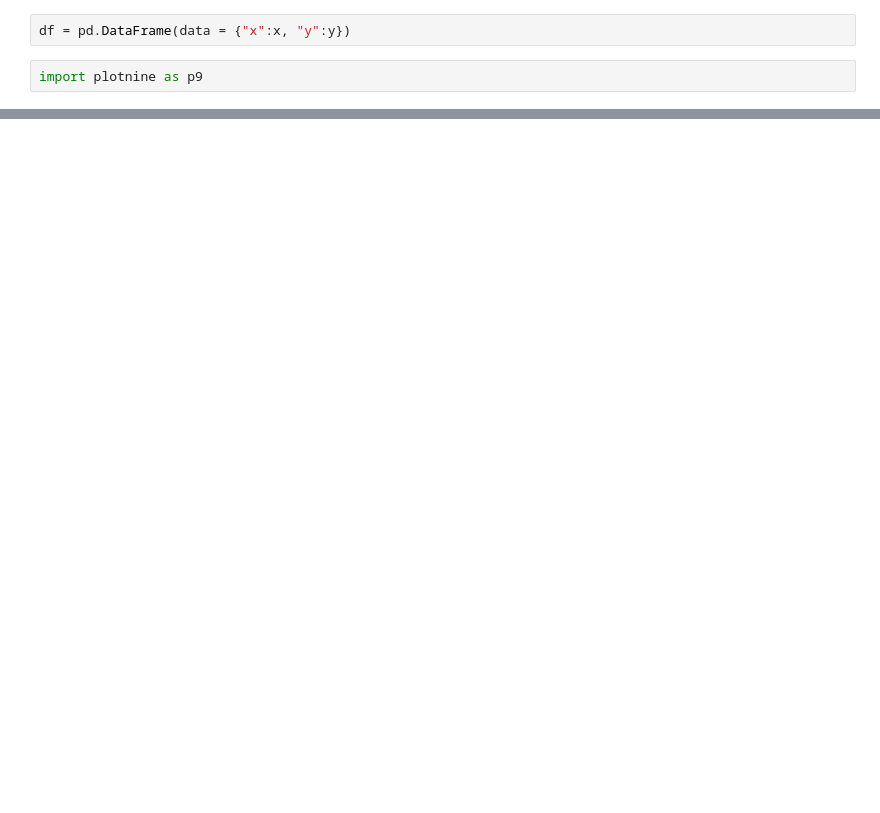
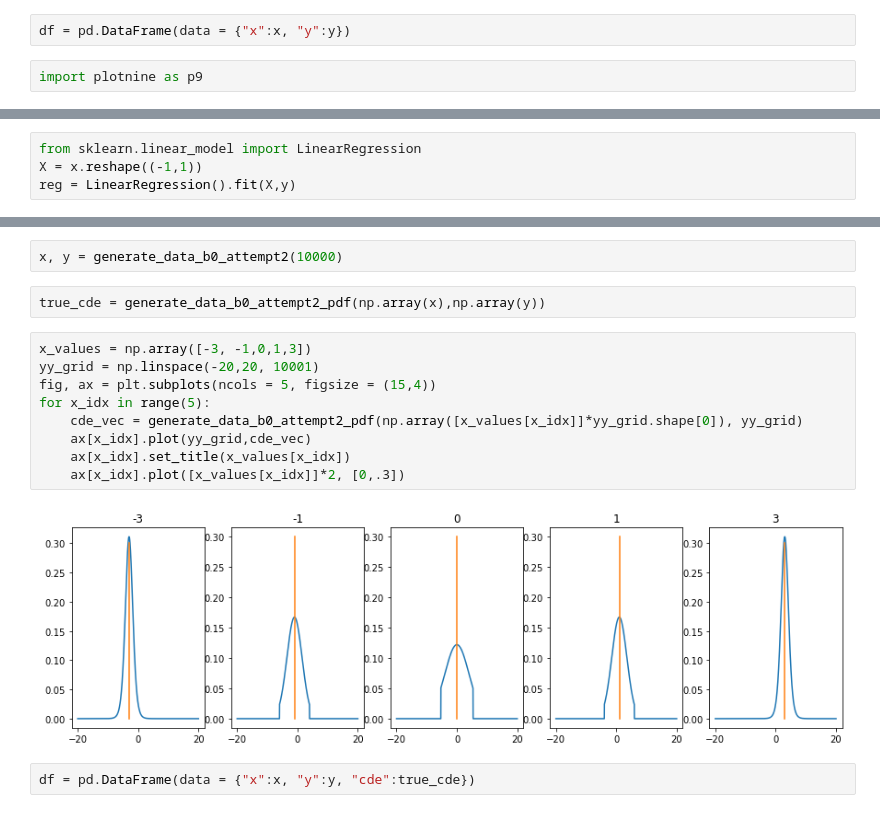
Before and after one commit to zhao-david/CDE-conformal, a Jupyter notebook: scratch/student_t_normal_truncated_normal_visual.ipynb, the cells around one changed output, grey strips where cells are left out. Saved outputs shown, nothing was run; the diff lists cells and outputs as text; blank space fills up the shorter version.

```diff
--- a/scratch/student_t_normal_truncated_normal_visual.ipynb
+++ b/scratch/student_t_normal_truncated_normal_visual.ipynb
@@ -169,0 +148,4 @@ We're already going to go through all the models - do we want model selection fi
+# %%
+from sklearn.linear_model import LinearRegression
+X = x.reshape((-1,1))
+reg = LinearRegression().fit(X,y)
@@ -169,0 +298,17 @@ We're already going to go through all the models - do we want model selection fi
+# %%
+x, y = generate_data_b0_attempt2(10000)
+# %%
+true_cde = generate_data_b0_attempt2_pdf(np.array(x),np.array(y))
+# %%
+x_values = np.array([-3, -1,0,1,3])
+yy_grid = np.linspace(-20,20, 10001)
+fig, ax = plt.subplots(ncols = 5, figsize = (15,4))
+for x_idx in range(5):
+    cde_vec = generate_data_b0_attempt2_pdf(np.array([x_values[x_idx]]*yy_grid.shape[0]), yy_grid)
+    ax[x_idx].plot(yy_grid,cde_vec)
+    ax[x_idx].set_title(x_values[x_idx])
+    ax[x_idx].plot([x_values[x_idx]]*2, [0,.3])
+# %% [output]
+[figure, added]
+# %%
+df = pd.DataFrame(data = {"x":x, "y":y, "cde":true_cde})
```
Also changed, not shown: parts of 113 cells of this notebook, 3 other files.
